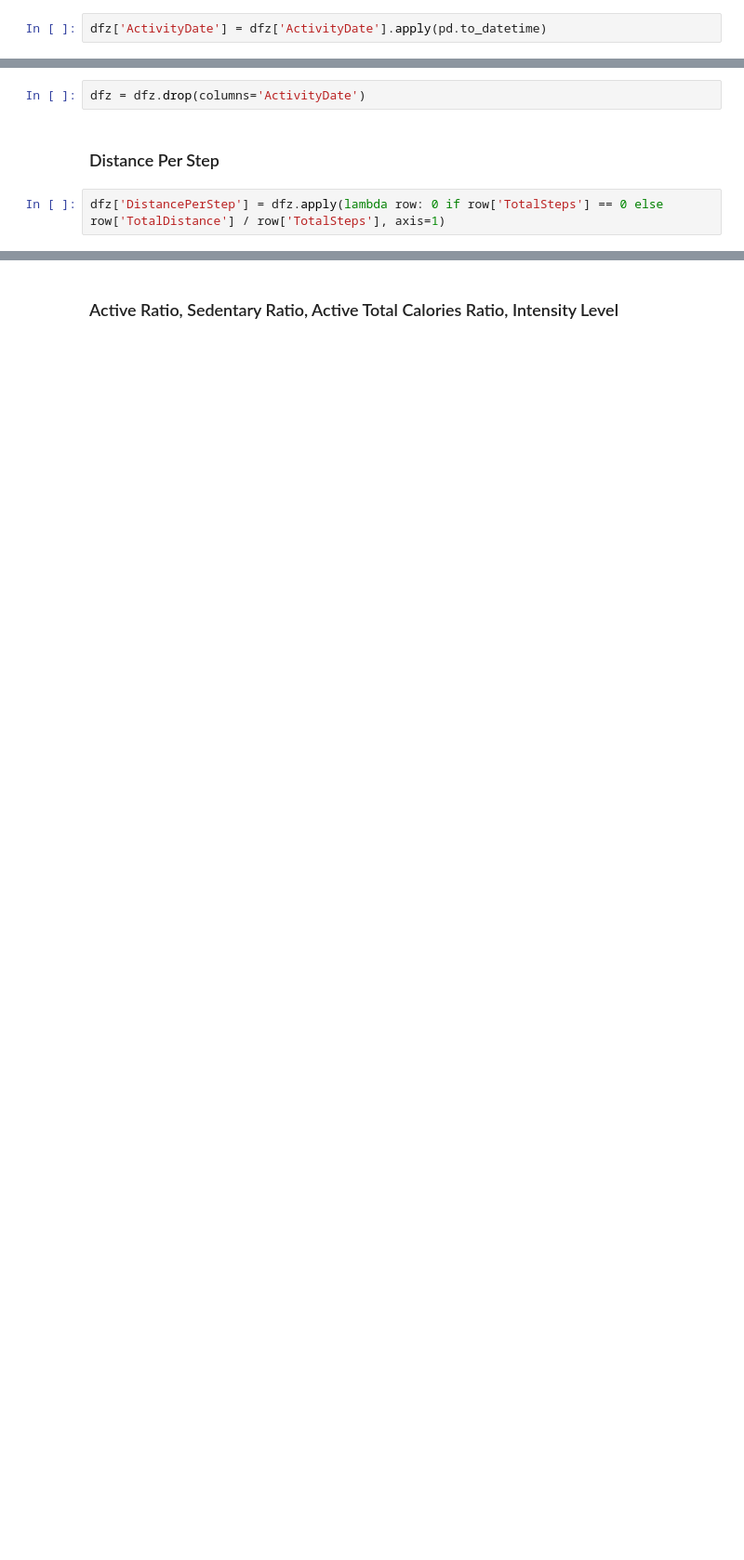
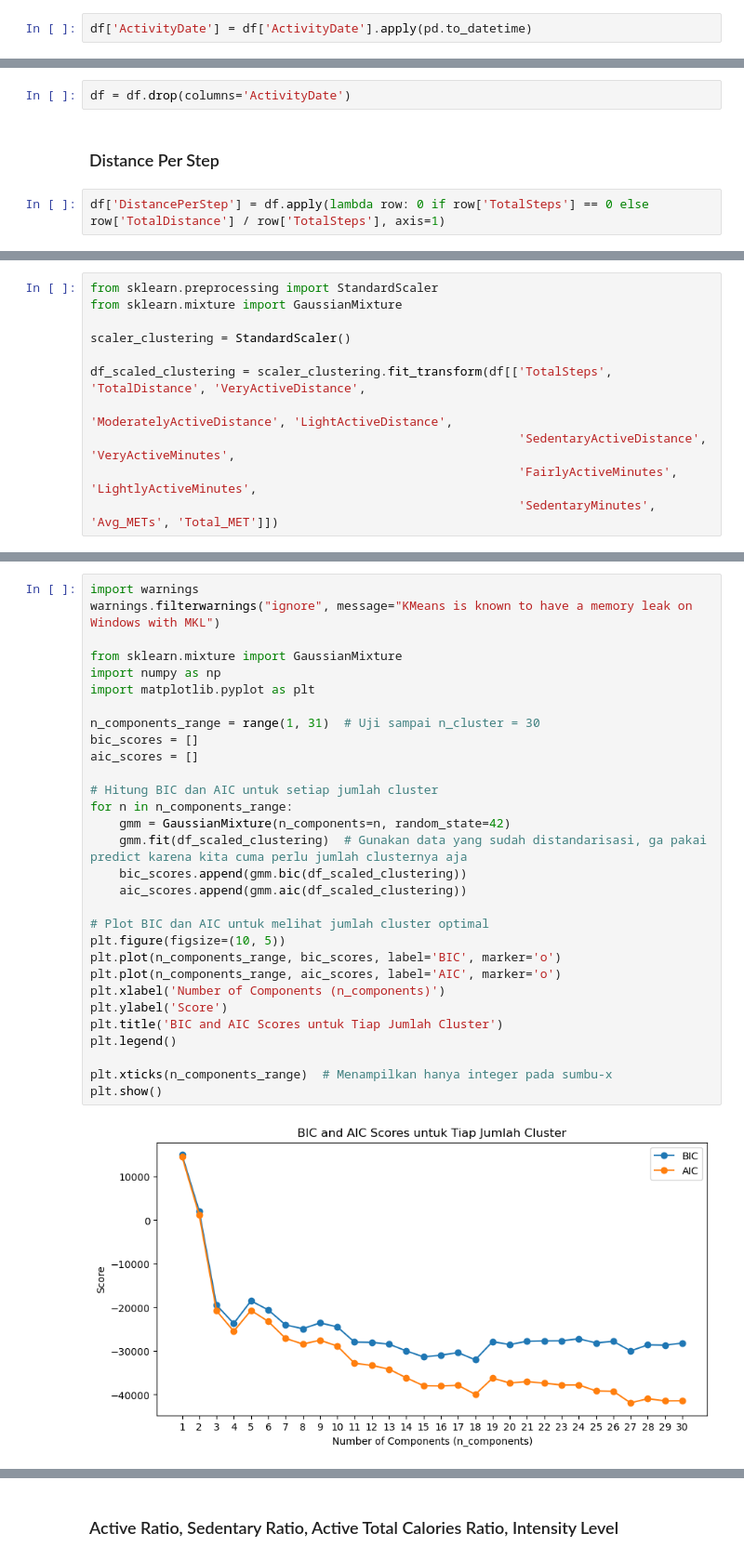
Before and after one commit to bintangphylosophie/Final-Project-Rakamin-FitBit-Tracker-Data, a Jupyter notebook: Preprocessing/Preprocessing_merged.ipynb, the cells around one changed output, grey strips where cells are left out. Shown at 93% size. Cells and saved outputs as stored; diff of their text form; blank space fills up the shorter version.

```diff
--- a/Preprocessing/Preprocessing_merged.ipynb
+++ b/Preprocessing/Preprocessing_merged.ipynb
@@ -381,5 +163,5 @@ Sementara menggunakan hasil dari zscore (dfz). Metode lain akan dicoba jika nant
 ## Feature extraction
 ### Ambil nama hari, tanggal, bulan, tahun, dan isweekend. Ambil juga distance per step.
 # %%
-dfz['ActivityDate'] = dfz['ActivityDate'].apply(pd.to_datetime)
+df['ActivityDate'] = df['ActivityDate'].apply(pd.to_datetime)
 # %%
@@ -391,6 +173,6 @@ dfz['is_weekend'] = dfz['DayOfWeek'].apply(lambda x: 1 if x in [5, 6] else 0)
 # %%
-dfz = dfz.drop(columns='ActivityDate')
+df = df.drop(columns='ActivityDate')
 # %% [markdown]
 ### Distance Per Step
 # %%
-dfz['DistancePerStep'] = dfz.apply(lambda row: 0 if row['TotalSteps'] == 0 else row['TotalDistance'] / row['TotalSteps'], axis=1)
+df['DistancePerStep'] = df.apply(lambda row: 0 if row['TotalSteps'] == 0 else row['TotalDistance'] / row['TotalSteps'], axis=1)
@@ -396,0 +185,11 @@ dfz['DistancePerStep'] = dfz.apply(lambda row: 0 if row['TotalSteps'] == 0 else
+# %%
+from sklearn.preprocessing import StandardScaler
+from sklearn.mixture import GaussianMixture
+
+scaler_clustering = StandardScaler()
+
+df_scaled_clustering = scaler_clustering.fit_transform(df[['TotalSteps', 'TotalDistance', 'VeryActiveDistance',
+                                                           'ModeratelyActiveDistance', 'LightActiveDistance',
+                                                           'SedentaryActiveDistance', 'VeryActiveMinutes',
+                                                           'FairlyActiveMinutes', 'LightlyActiveMinutes',
+                                                           'SedentaryMinutes', 'Avg_METs', 'Total_MET']])
@@ -396,0 +198,32 @@ dfz['DistancePerStep'] = dfz.apply(lambda row: 0 if row['TotalSteps'] == 0 else
+# %%
+import warnings
+warnings.filterwarnings("ignore", message="KMeans is known to have a memory leak on Windows with MKL")
+
+from sklearn.mixture import GaussianMixture
+import numpy as np
+import matplotlib.pyplot as plt
+
+n_components_range = range(1, 31)  # Uji sampai n_cluster = 30
+bic_scores = []
+aic_scores = []
+
+# Hitung BIC dan AIC untuk setiap jumlah cluster
+for n in n_components_range:
+    gmm = GaussianMixture(n_components=n, random_state=42)
+    gmm.fit(df_scaled_clustering)  # Gunakan data yang sudah distandarisasi, ga pakai predict karena kita cuma perlu jumlah clusternya aja
+    bic_scores.append(gmm.bic(df_scaled_clustering))
+    aic_scores.append(gmm.aic(df_scaled_clustering))
+
+# Plot BIC dan AIC untuk melihat jumlah cluster optimal
+plt.figure(figsize=(10, 5))
+plt.plot(n_components_range, bic_scores, label='BIC', marker='o')
+plt.plot(n_components_range, aic_scores, label='AIC', marker='o')
+plt.xlabel('Number of Components (n_components)')
+plt.ylabel('Score')
+plt.title('BIC and AIC Scores untuk Tiap Jumlah Cluster')
+plt.legend()
+
+plt.xticks(n_components_range)  # Menampilkan hanya integer pada sumbu-x
+plt.show()
+# %% [output]
+[figure, added]
```
Also changed, not shown: parts of 85 cells of this notebook, 1 other file.
